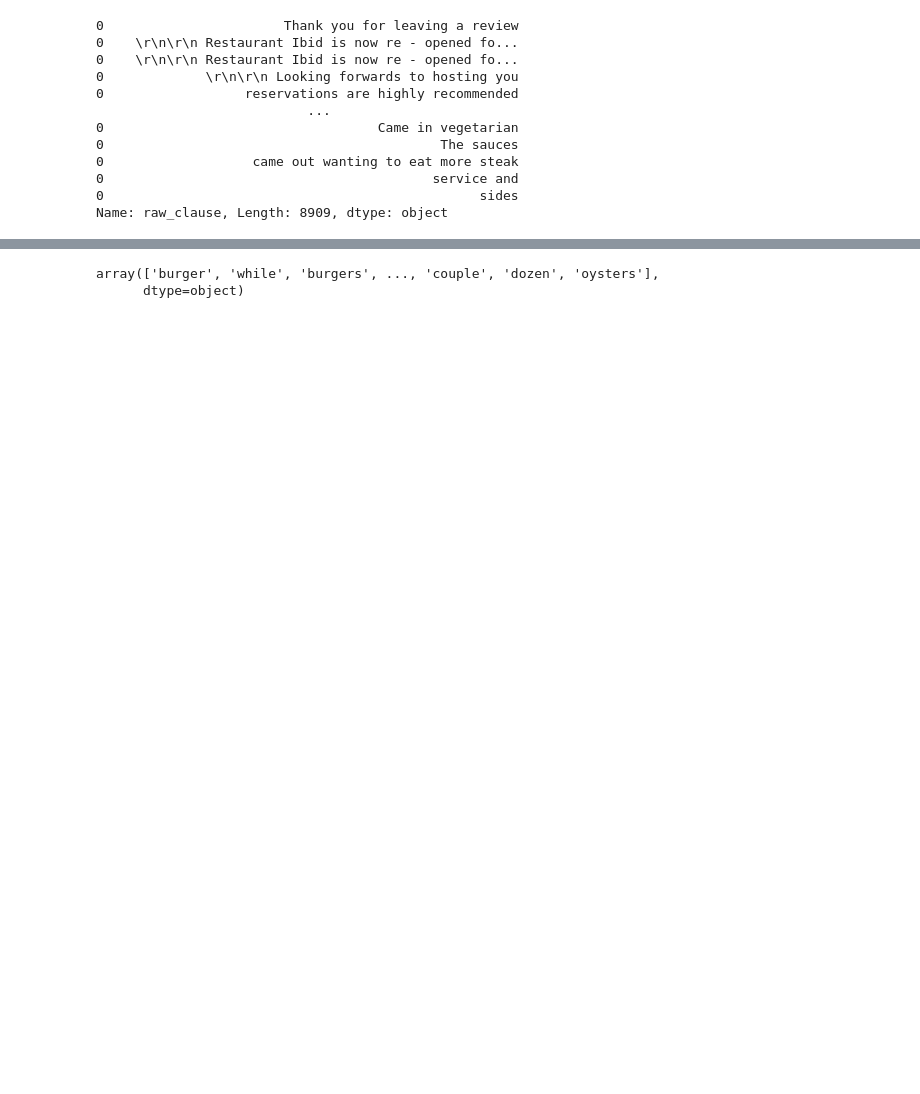
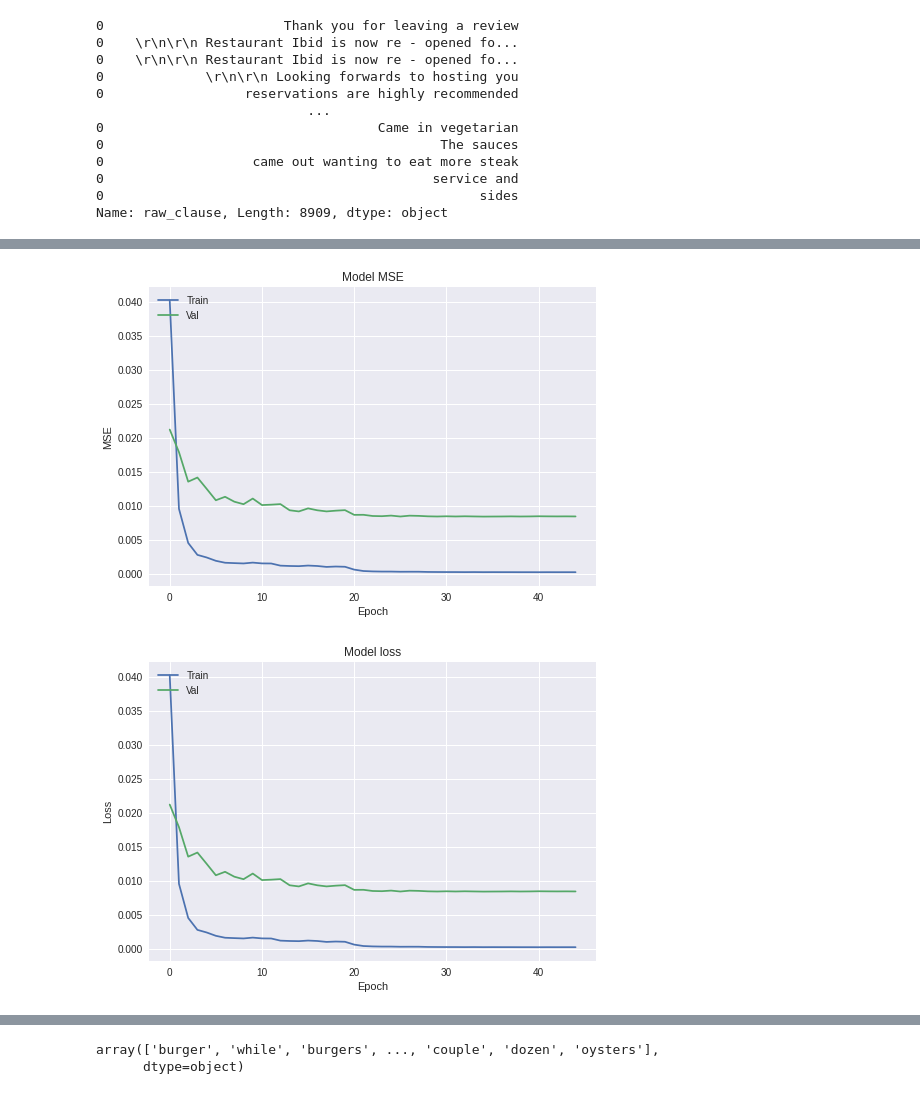
Before and after one commit to VibhuKrovvidi/BT4222Project, a Jupyter notebook: CNN Clause Polarity.ipynb, the cells around one changed output, grey strips where cells are left out. Cells and saved outputs as stored; diff of their text form; code cells hidden in the pictures; blank space fills up the shorter version.

```diff
--- a/CNN Clause Polarity.ipynb
+++ b/CNN Clause Polarity.ipynb
@@ -187,3 +196,25 @@ Epoch 12/100
+# %%
+import matplotlib.pyplot as plt
+plt.style.use('seaborn')
+
+plt.plot(hist.history['mean_squared_error'])
+plt.plot(hist.history['val_mean_squared_error'])
+plt.title('Model MSE')
+plt.ylabel('MSE')
+plt.xlabel('Epoch')
+plt.legend(['Train', 'Val'], loc='upper left')
+plt.show()
+
+plt.plot(hist.history['loss'])
+plt.plot(hist.history['val_loss'])
+plt.title('Model loss')
+plt.ylabel('Loss')
+plt.xlabel('Epoch')
+plt.legend(['Train', 'Val'], loc='upper left')
+plt.show()
+# %% [output]
+[figure, added]
+[figure, added]
 # %%
 pred = model.predict(X_test_pad)
 # %%
```
Also changed, not shown: parts of 72 cells of this notebook, 2 other files.
